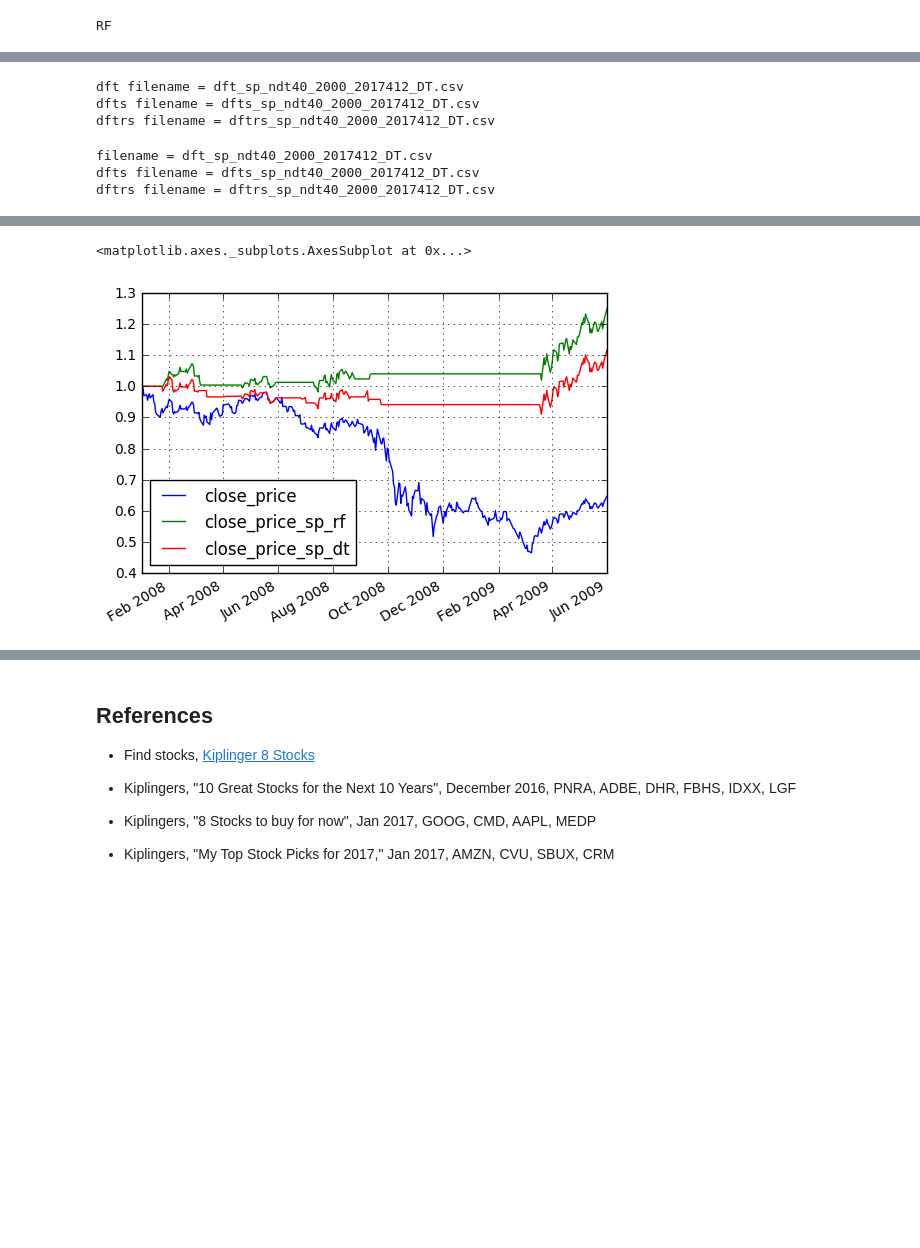
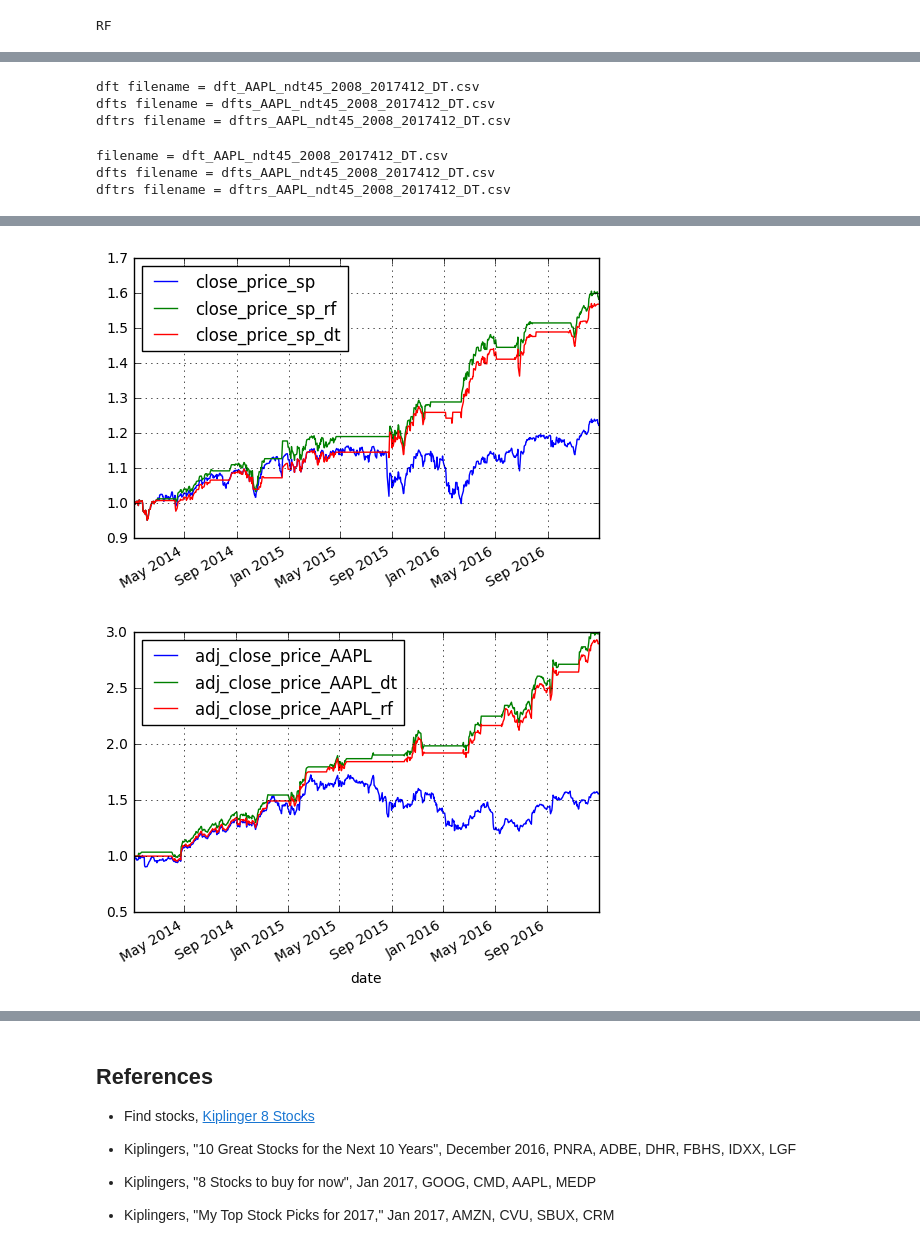
Before and after one commit to algosci/algosciquant, a Jupyter notebook: SPred.ipynb, the cells around one changed output, grey strips where cells are left out. Saved outputs shown, nothing was run; the diff lists cells and outputs as text; code cells hidden in the pictures; blank space fills up the shorter version.

```diff
--- a/SPred.ipynb
+++ b/SPred.ipynb
@@ -817,10 +847,11 @@ ndtrend = 40
 if ticker == '^GSPC':
     tick='sp'
 else:
-    tick='ticker'
+    tick=ticker
 
+
+str_test_styr=str(start_strategy_trade.year)
 str_test_et=str(test_et.year)+str(test_et.month)+str(test_et.day)
-str_test_styr=str(test_st.year)
 
 save_dft_filename='dft_'+tick+'_ndt'+str(ndtrend)+'_'+str_test_styr+'_'+str_test_et+'_'+model+'.csv'
 save_dfts_filename='dfts_'+tick+'_ndt'+str(ndtrend)+'_'+str_test_styr+'_'+str_test_et+'_'+model+'.csv'
@@ -835,21 +866,22 @@ dfreturns.to_csv(save_dftrs_filename)
 
 #save_dft_filename=dft_
 # %% [output]
-dft filename = dft_sp_ndt40_2000_2017412_DT.csv
-dfts filename = dfts_sp_ndt40_2000_2017412_DT.csv
-dftrs filename = dftrs_sp_ndt40_2000_2017412_DT.csv
+dft filename = dft_AAPL_ndt45_2008_2017412_DT.csv
+dfts filename = dfts_AAPL_ndt45_2008_2017412_DT.csv
+dftrs filename = dftrs_AAPL_ndt45_2008_2017412_DT.csv
 # %%
 # read trade summary files
 model='DT'
-ticker='^GSPC'
-ndtrend=40
+ticker='AAPL'
+ndtrend=45
+
+ftest_st=dt.datetime(2008,1,1)
 ftest_et=dt.datetime(2017,4,12)
-ftest_st=dt.datetime(2000,1,1)
 
 if ticker == '^GSPC':
     tick='sp'
 else:
-    tick='ticker'
+    tick=ticker
 
 str_test_et=str(ftest_et.year)+str(ftest_et.month)+str(ftest_et.day)
 str_test_styr=str(ftest_st.year)
@@ -867,6 +899,6 @@ dft = pd.read_csv(read_dft_filename,index_col=0,parse_dates=True)
 dftsummary = pd.read_csv(read_dfts_filename,index_col=0,parse_dates=True)
 dfreturns = pd.read_csv(read_dftrs_filename,index_col=0,parse_dates=True)
 # %% [output]
-filename = dft_sp_ndt40_2000_2017412_DT.csv
-dfts filename = dfts_sp_ndt40_2000_2017412_DT.csv
-dftrs filename = dftrs_sp_ndt40_2000_2017412_DT.csv
+filename = dft_AAPL_ndt45_2008_2017412_DT.csv
+dfts filename = dfts_AAPL_ndt45_2008_2017412_DT.csv
+dftrs filename = dftrs_AAPL_ndt45_2008_2017412_DT.csv
@@ -883,11 +905,17 @@ dfreturns_rf_ndt40=dfreturns
 # %%
-# normalized trade data frame with start and end times
+# Graph results ...  normalized trade data frame with start and end times
 
 #st = test_st
 #et = test_et
 
-st = dt.datetime(2008,1,1)
-et = dt.datetime(2009,6,1)
+#st = dt.datetime(2000,1,1)
+#et = dt.datetime(2003,12,31)
+
+#st = dt.datetime(2008,6,1)
+#et = dt.datetime(2009,12,31)
+
+st = dt.datetime(2014,1,1)
+et = dt.datetime(2016,12,31)
 
 print('start date = ',st,'\nend date =',et)
 
@@ -896,30 +924,51 @@ print('start date = ',st,'\nend date =',et)
 pst=st
 pet=et
 
-pst = dt.datetime(2008,1,1)
-pet = dt.datetime(2009,12,31)
+#pst = dt.datetime(2011,1,1)
+#pet = dt.datetime(2011,12,31)
 
 
 # Read
 
 f_sp_dft_rf='dft_sp_ndt40_2000_2017412_RF.csv'
 f_sp_dft_dt='dft_sp_ndt40_2000_2017412_DT.csv'
+f_AAPL_dft_rf='dft_AAPL_ndt45_2011_2017412_RF.csv'
+f_AAPL_dft_dt='dft_AAPL_ndt45_2008_2017412_DT.csv'
 
 dft_sp_rf= pd.read_csv(f_sp_dft_rf,index_col=0,parse_dates=True)
 dft_sp_dt= pd.read_csv(f_sp_dft_dt,index_col=0,parse_dates=True)
 
+dft_AAPL_rf= pd.read_csv(f_AAPL_dft_rf,index_col=0,parse_dates=True)
+dft_AAPL_dt= pd.read_csv(f_AAPL_dft_dt,index_col=0,parse_dates=True)
+
 dft_sp_rf.loc[dft_sp_rf.index[0],'close_price_SP']=dft_sp_rf.loc[dft_sp_rf.index[0],'close_price']
 dft_sp_dt.loc[dft_sp_dt.index[0],'close_price_SP']=dft_sp_rf.loc[dft_sp_dt.index[0],'close_price']
-
 
 # Normalize
 dftn=dft_sp_rf.loc[st:et,['close_price','close_price_SP']]/dft_sp_rf.loc[dft_sp_rf.index[0],'close_price'].copy()
 dftn_i0=dftn.index[0]
+dftn['close_price_sp']=dftn['close_price']/dftn.loc[dftn_i0,'close_price']
 dftn['close_price_sp_rf']=dft_sp_rf.loc[st:et,'close_price_SP']/dft_sp_rf.loc[dftn_i0,'close_price_SP']
 dftn['close_price_sp_dt']=dft_sp_dt.loc[st:et,'close_price_SP']/dft_sp_dt.loc[dftn_i0,'close_price_SP']
 del dftn['close_price_SP']
+del dftn['close_price']
+
+if st >= dt.datetime(2008,6,1):
+    dftn_AAPL=dft_AAPL_dt.loc[st:et,['adj_close_price','adj_close_price_SP']]
+    dftn_AAPL_i0=dftn_AAPL.index[0]
+    dftn_AAPL['adj_close_price_AAPL']=dftn_AAPL['adj_close_price']/dftn_AAPL.loc[dftn_AAPL_i0,'adj_close_price']
+    dftn_AAPL['adj_close_price_AAPL_dt']=dft_AAPL_dt.loc[st:et,'adj_close_price_SP']/dft_AAPL_dt.loc[dftn_AAPL_i0,'adj_close_price_SP']
+    del dftn_AAPL['adj_close_price_SP']
+    del dftn_AAPL['adj_close_price']
+
+if st >= dt.datetime(2011,1,1):
+    dftn_AAPL['adj_close_price_AAPL_rf']=dft_AAPL_rf.loc[st:et,'adj_close_price_SP']/dft_AAPL_rf.loc[dftn_AAPL_i0,'adj_close_price_SP']
 
 
 # Graph Results
-dftn.loc[pst:pet,['close_price','close_price_sp_rf','close_price_sp_dt']].plot(grid=True)
+dftn.loc[pst:pet,['close_price_sp','close_price_sp_rf','close_price_sp_dt']].plot(grid=True)
+
+
+if st >= dt.datetime(2008,6,1):
+    dftn_AAPL.loc[pst:pet,['adj_close_price_AAPL','adj_close_price_AAPL_dt','adj_close_price_AAPL_rf']].plot(grid=True)
 # %% [output]
@@ -928,2 +977,2 @@ end date = 2009-06-01 00:00:00
-<matplotlib.axes._subplots.AxesSubplot at 0x...>
-[figure, old version]
+[figure, new version]
+[figure, added]
```
Also changed, not shown: parts of 23 cells of this notebook.
